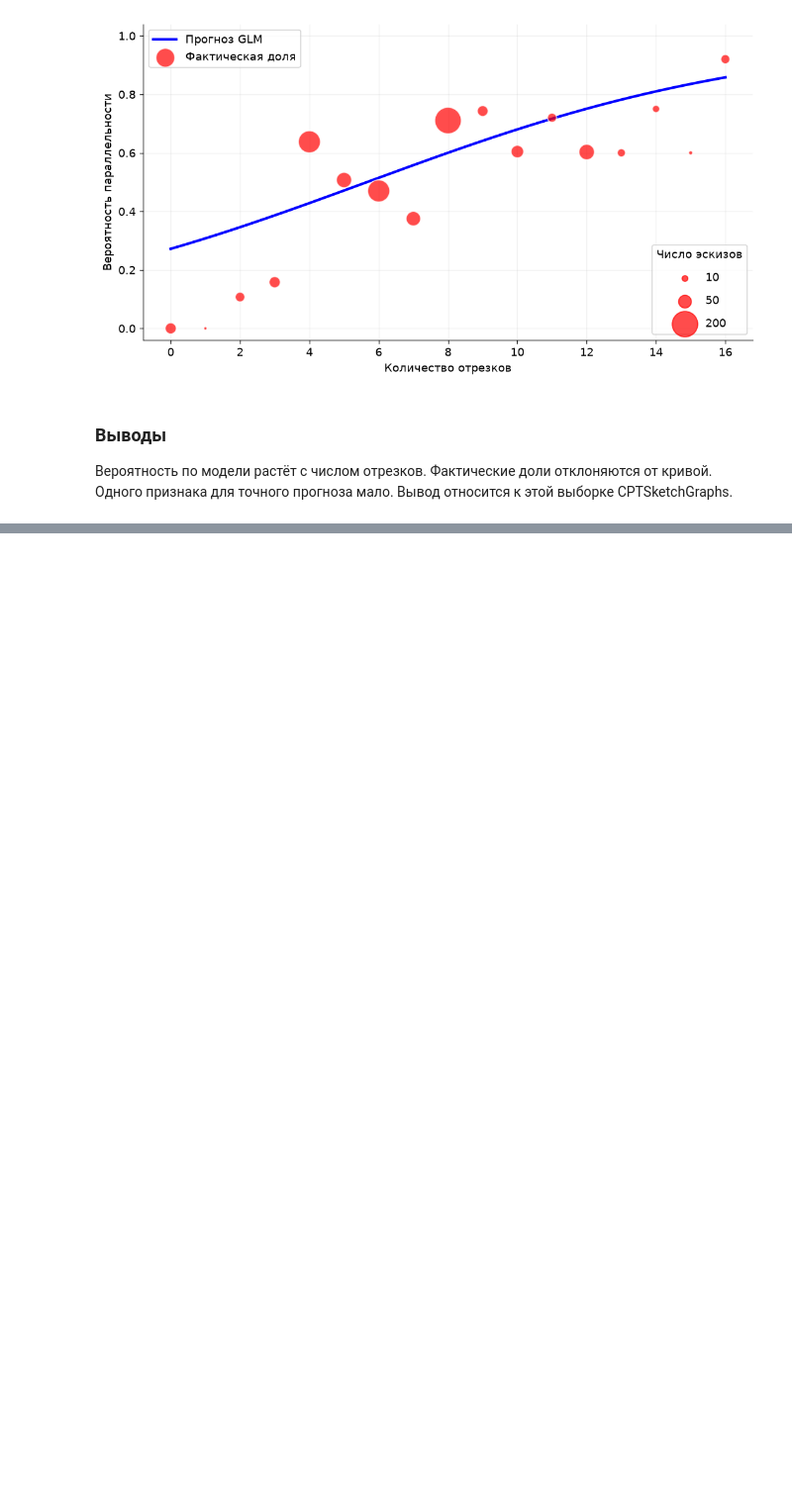
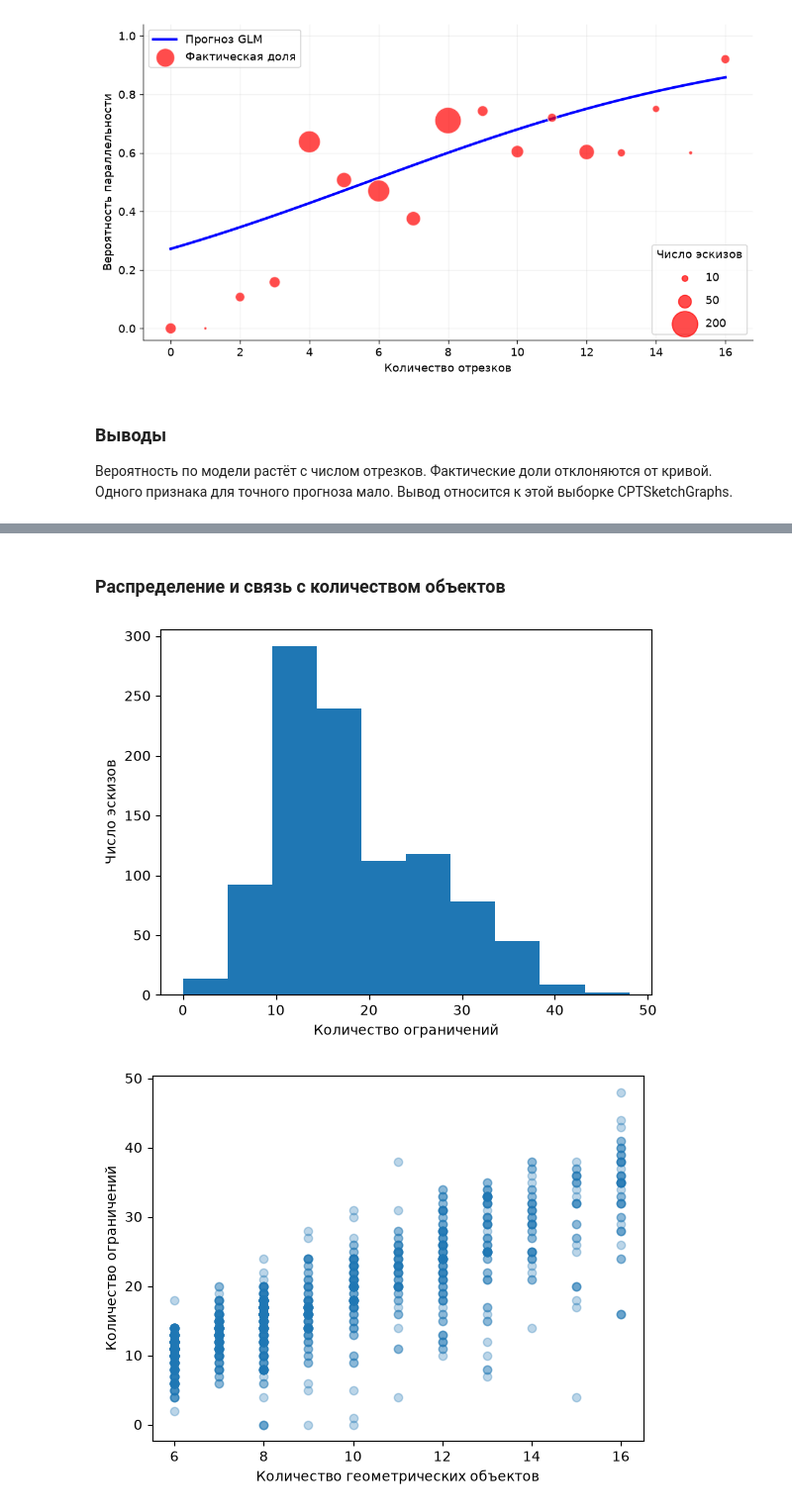
Before and after one commit to Ardrass2/GLMExample, a Jupyter notebook: glm_parallelism.ipynb, the cells around one changed output, grey strips where cells are left out. Shown at 99% size. Cells and saved outputs as stored; diff of their text form; code cells hidden in the pictures; blank space fills up the shorter version.

Commit message:
feat: add poisson glm experiment

```diff
--- a/glm_parallelism.ipynb
+++ b/glm_parallelism.ipynb
@@ -233,0 +242,15 @@ plt.show()
+# %%
+from sklearn.metrics import mean_absolute_error, mean_squared_error, mean_poisson_deviance
+
+geometry_types = set(EntityType) - {EntityType.External, EntityType.Stop, EntityType.Unknown}
+count_df = pd.DataFrame({
+    "n_entities": [sum(isinstance(op, NodeOp) and isinstance(op.label, EntityType)
+                       and op.label in geometry_types for op in seq) for seq in sequences],
+    "n_constraints": [sum(isinstance(op, EdgeOp) and op.label not in
+                          (ConstraintType.Subnode, ConstraintType.Unknown) for op in seq)
+                      for seq in sequences],
+}, index=df.index)
+assert len(count_df) == len(sequences) == 1000
+assert pd.api.types.is_integer_dtype(count_df["n_constraints"])
+assert count_df["n_constraints"].ge(0).all()
+display(count_df.head())
@@ -233,0 +265,16 @@ plt.show()
+# %% [markdown]
+### Распределение и связь с количеством объектов
+# %%
+with plt.style.context("default"):
+    count_hist_fig, count_hist_ax = plt.subplots()
+    count_hist_ax.hist(count_df["n_constraints"])
+    count_hist_ax.set(xlabel="Количество ограничений", ylabel="Число эскизов")
+    plt.show()
+
+    count_scatter_fig, count_scatter_ax = plt.subplots()
+    count_scatter_ax.scatter(count_df["n_entities"], count_df["n_constraints"], alpha=0.3)
+    count_scatter_ax.set(xlabel="Количество геометрических объектов", ylabel="Количество ограничений")
+    plt.show()
+# %% [output]
+[figure, added]
+[figure, added]
```
Also changed, not shown: parts of 10 cells of this notebook.
